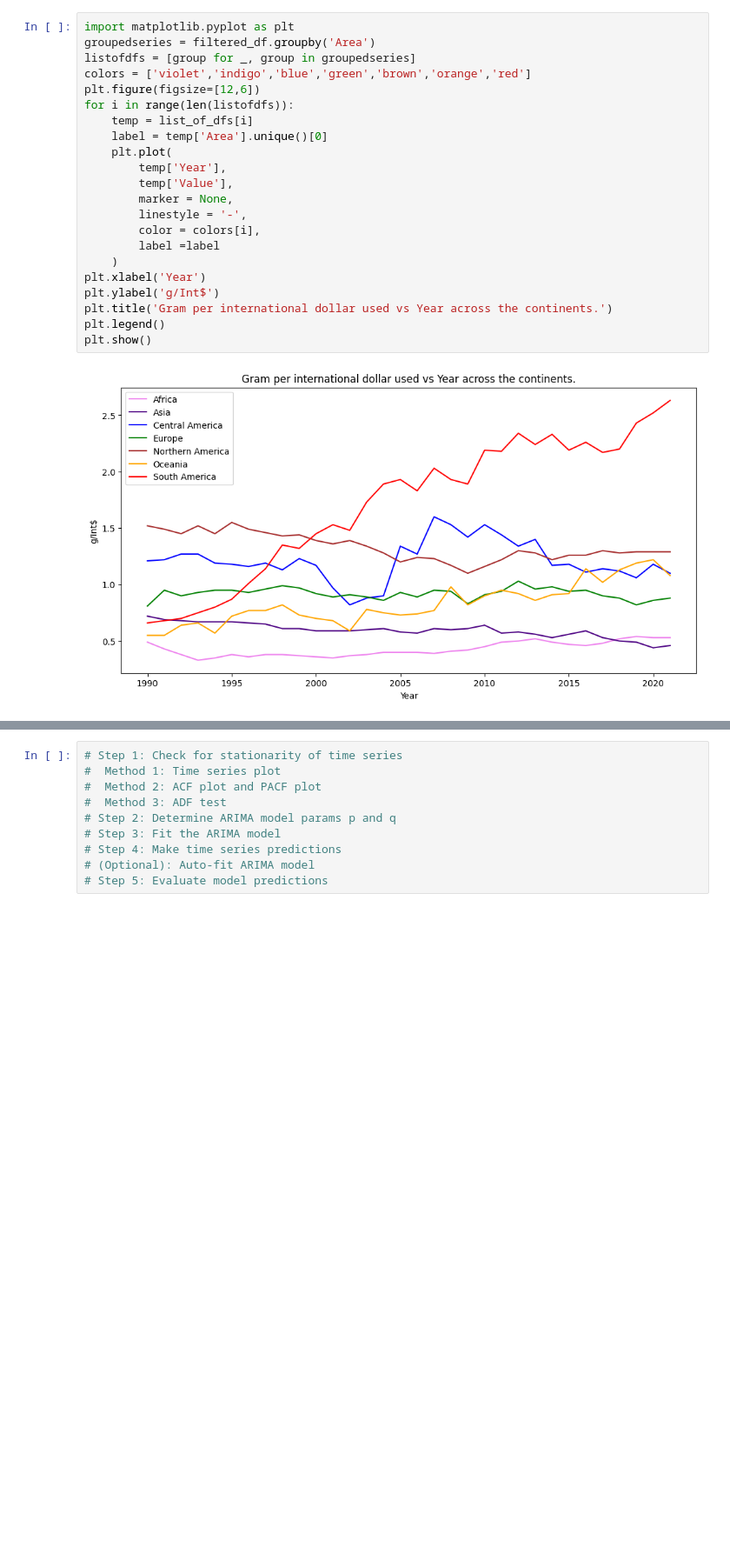
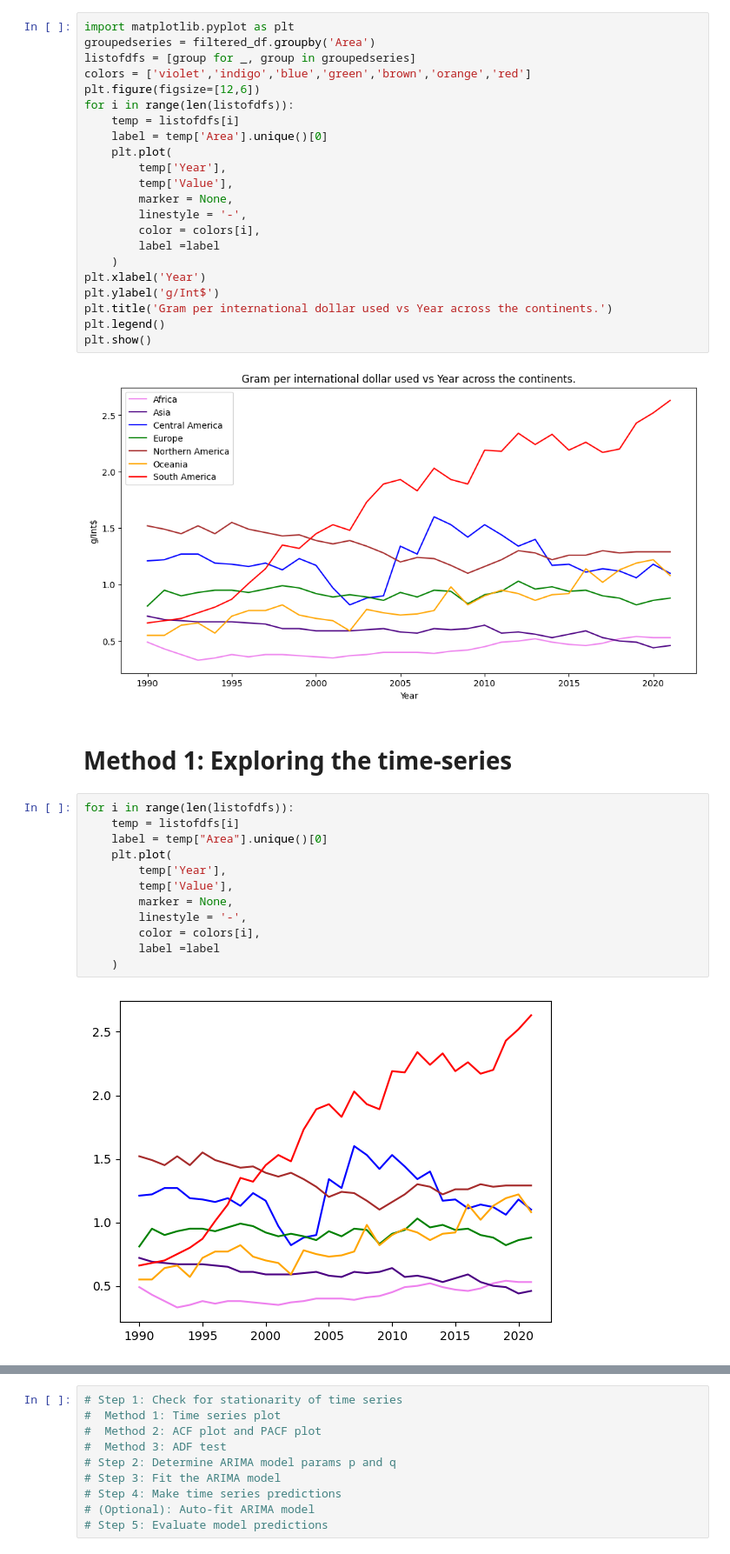
Before and after one commit to TaufiqIslamProtick/pesticide-data-analysis, a Jupyter notebook: source.ipynb, the cells around one changed output, grey strips where cells are left out. Shown at 87% size. Cells and saved outputs as stored; diff of their text form; blank space fills up the shorter version.

Commit message:
Added method 1 and 2 for finding out parameters for arima modeling

```diff
--- a/source.ipynb
+++ b/source.ipynb
@@ -62,7 +62,7 @@ listofdfs = [group for _, group in groupedseries]
 colors = ['violet','indigo','blue','green','brown','orange','red']
 plt.figure(figsize=[12,6])
 for i in range(len(listofdfs)):
-    temp = list_of_dfs[i]
+    temp = listofdfs[i]
     label = temp['Area'].unique()[0]
     plt.plot(
         temp['Year'],
@@ -79,3 +79,19 @@ plt.legend()
 plt.show()
 # %% [output]
 [figure]
+# %% [markdown]
+# Method 1: Exploring the time-series
+# %%
+for i in range(len(listofdfs)):
+    temp = listofdfs[i]
+    label = temp["Area"].unique()[0]
+    plt.plot(
+        temp['Year'],
+        temp['Value'],
+        marker = None,
+        linestyle = '-',
+        color = colors[i],
+        label =label
+    )
+# %% [output]
+[figure, added]
```
Also changed, not shown: parts of 7 cells of this notebook.
